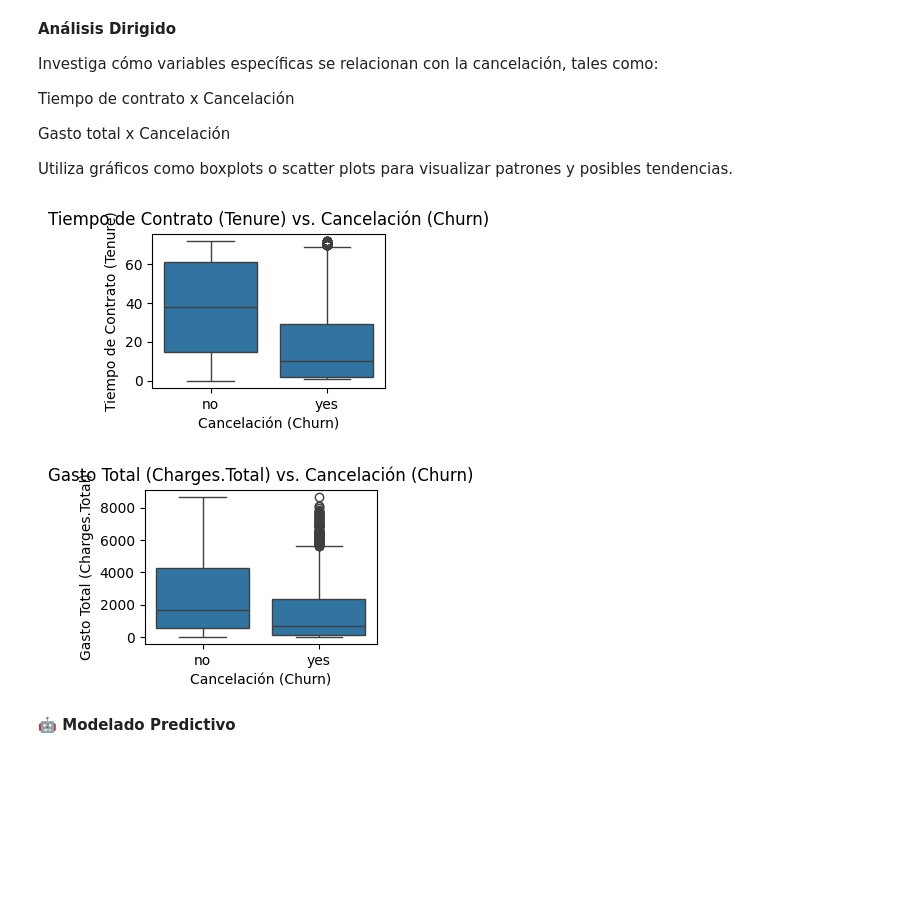
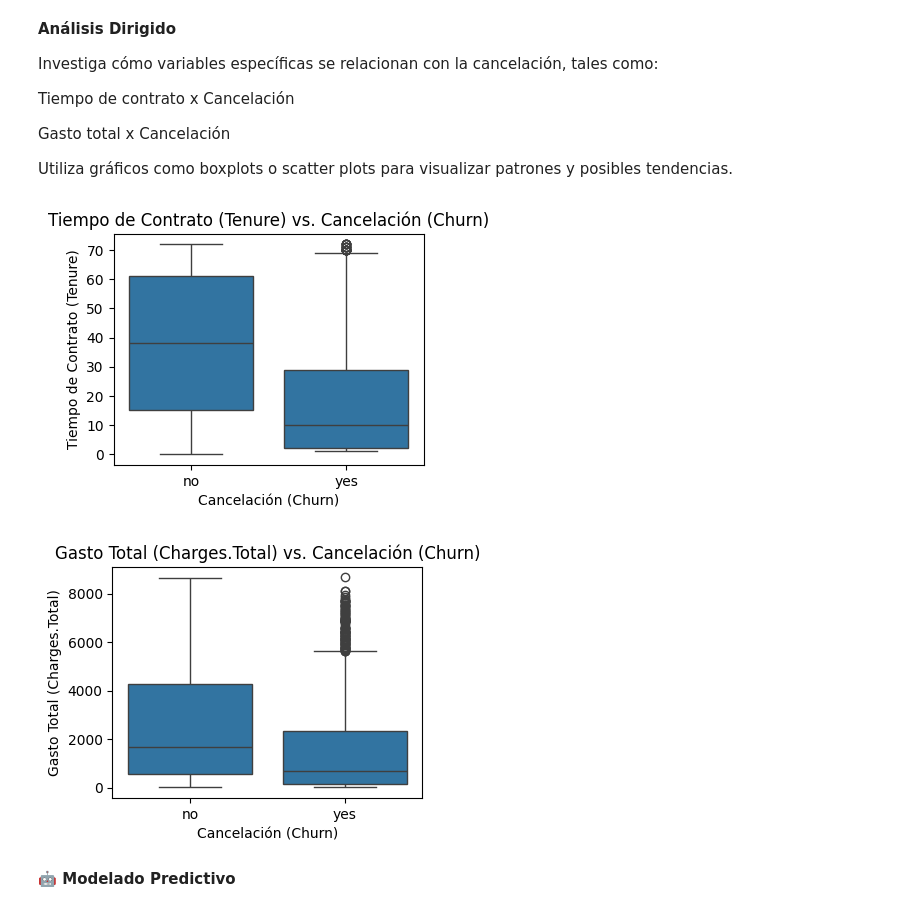
Before and after one commit to ggutierrezf/ALURA-CHALLENGE-03, a Jupyter notebook: CHALLENGE_02_TelecomX_Latam_Parte02.ipynb, the cells around one changed output. Drawn from its saved outputs; the diff is of its cells as text; code cells hidden in the pictures; blank space fills up the shorter version.

```diff
--- a/CHALLENGE_02_TelecomX_Latam_Parte02.ipynb
+++ b/CHALLENGE_02_TelecomX_Latam_Parte02.ipynb
@@ -66,0 +40,10 @@ Series([], dtype: int64)
+# %%
+# Identificar columnas con valores constantes (vairanza cero)
+constant_columns = df_telecom.columns[df_telecom.nunique() == 1]
+
+print("Columnas con valores constantes:")
+print(constant_columns)
+
+df_telecom = df_telecom.drop(columns=constant_columns)
+print("\nDataFrame después de eliminar columnas constantes:")
+display(df_telecom.head(3))
@@ -66,0 +60,17 @@ Series([], dtype: int64)
+# %%
+# Identificar columnas numericas de baja varianza (menor a 0,01)
+numeric_cols = df_telecom.select_dtypes(include=['number']).columns
+variances = df_telecom[numeric_cols].var()
+variance_threshold = 0.01
+
+low_variance_columns = variances[variances < variance_threshold].index.tolist()
+
+print(f"Columnas con varianza por debajo del umbral ({variance_threshold}):")
+print(low_variance_columns)
+
+if low_variance_columns:
+    df_telecom = df_telecom.drop(columns=low_variance_columns)
+    print("\nDataFrame después de eliminar columnas de baja varianza:")
+    display(df_telecom.head())
+else:
+    print("\nNo se encontraron columnas con varianza por debajo del umbral.")
@@ -289,27 +290,24 @@ Investiga cómo variables específicas se relacionan con la cancelación, tales
 
 Utiliza gráficos como boxplots o scatter plots para visualizar patrones y posibles tendencias.
 # %%
-import seaborn as sns
-import matplotlib.pyplot as plt
-
-# Visualize the relationship between 'tenure' and 'Churn' using a boxplot
-plt.figure(figsize=(3, 2))
+# Visualizar la relación entre 'tenure' y 'Churn' usando un boxplot
+plt.figure(figsize=(4, 3))
 sns.boxplot(x='Churn', y='tenure', data=df_telecom)
 plt.title('Tiempo de Contrato (Tenure) vs. Cancelación (Churn)')
 plt.xlabel('Cancelación (Churn)')
 plt.ylabel('Tiempo de Contrato (Tenure)')
 plt.show()
 
-# Visualize the relationship between 'Charges.Total' and 'Churn' using a boxplot
-plt.figure(figsize=(3, 2))
+# Visualizar la relación entre 'Charges.Total' y 'Churn' usando un boxplot
+plt.figure(figsize=(4, 3))
 sns.boxplot(x='Churn', y='Charges.Total', data=df_telecom)
 plt.title('Gasto Total (Charges.Total) vs. Cancelación (Churn)')
 plt.xlabel('Cancelación (Churn)')
 plt.ylabel('Gasto Total (Charges.Total)')
 plt.show()
 # %% [output]
-[figure, old version]
+[figure, new version]
-[figure, old version]
+[figure, new version]
 # %% [markdown]
 **🤖 Modelado Predictivo**
 # %% [markdown]
```
Also changed, not shown: parts of 25 cells of this notebook.
